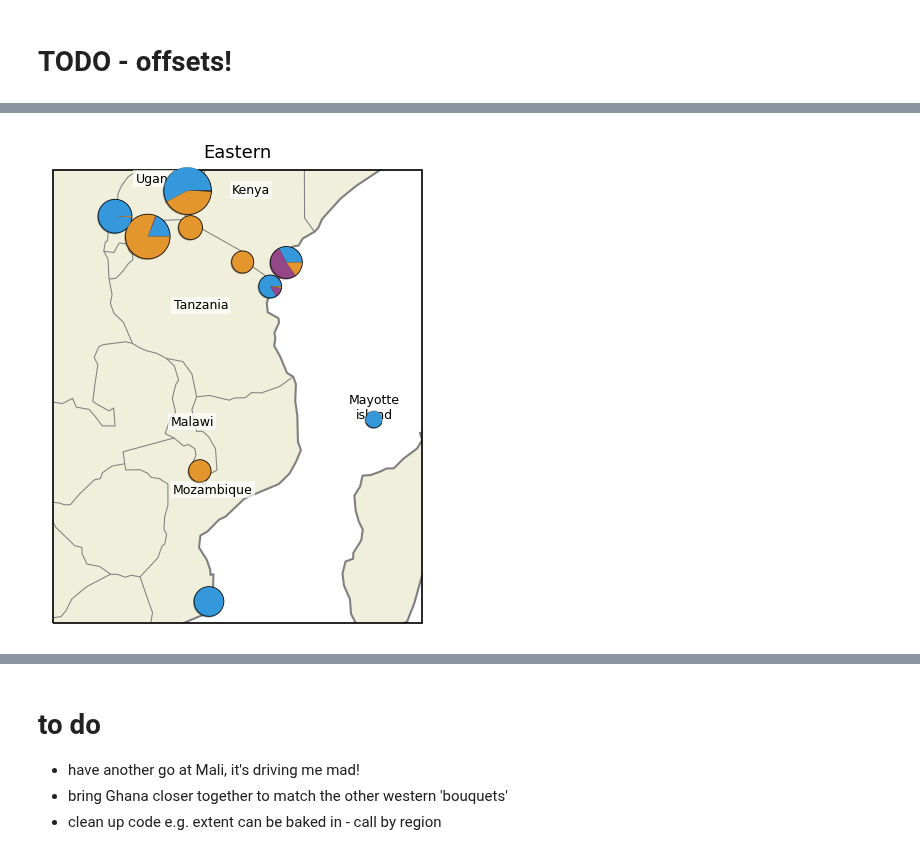
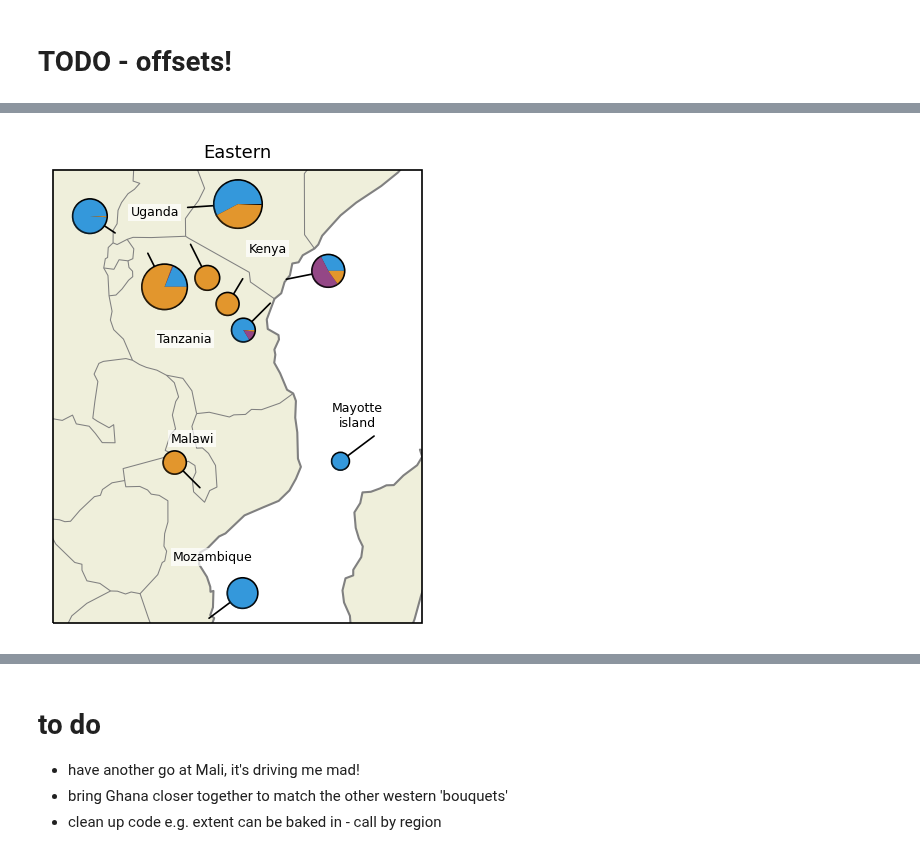
Before and after one commit to malariagen/ag1000g-phase3-data-paper, a Jupyter notebook: notebooks/ag1000g_phase3_collection_map_second_draft.ipynb, the cells around one changed output, grey strips where cells are left out. Drawn from its saved outputs; the diff is of its cells as text; code cells hidden in the pictures.

```diff
--- a/notebooks/ag1000g_phase3_collection_map_second_draft.ipynb
+++ b/notebooks/ag1000g_phase3_collection_map_second_draft.ipynb
@@ -500,19 +515,44 @@ df_20.loc[29, 'offset_lon'] = 1.0
 #cameroon
 df_20.loc[23, 'offset_lat'] = -2.0#bottom small
 df_20.loc[23, 'offset_lon'] = 0.28
-
 df_20.loc[28, 'offset_lat'] = -2.0#bottom big
 df_20.loc[28, 'offset_lon'] = 0.0
-
 df_20.loc[30, 'offset_lat'] = -1.65#mid big
 df_20.loc[30, 'offset_lon'] = 2.0
-
 df_20.loc[37, 'offset_lat'] = -0.4#top big
 df_20.loc[37, 'offset_lon'] = 2.0
-
 df_20.loc[36, 'offset_lat'] = 2.0
 df_20.loc[36, 'offset_lon'] = -1.0
 
+#mozambique
+df_20.loc[0, 'offset_lat'] = 1.5
+df_20.loc[0, 'offset_lon'] = 2
 
+#malawi
+df_20.loc[1, 'offset_lat'] = 1.5
+df_20.loc[1, 'offset_lon'] = -1.5
 
-df_20
+#Mayotte
+df_20.loc[2, 'offset_lat'] = -1.5
+df_20.loc[2, 'offset_lon'] = -2.0
+
+#kenya
+df_20.loc[5, 'offset_lat'] = 0.5
+df_20.loc[5, 'offset_lon'] = 2.5
+
+#tan
+df_20.loc[4, 'offset_lat'] = -1.6#-east
+df_20.loc[4, 'offset_lon'] = -1.6
+df_20.loc[6, 'offset_lat'] = -1.5#tan-mideast
+df_20.loc[6, 'offset_lon'] = -0.9
+df_20.loc[8, 'offset_lat'] = -2#tan-midwest
+df_20.loc[8, 'offset_lon'] = 1
+df_20.loc[7, 'offset_lat'] = -2#tan-west
+df_20.loc[7, 'offset_lon'] = 1
+
+#Uganda
+df_20.loc[11, 'offset_lat'] = 0.2#east
+df_20.loc[11, 'offset_lon'] = 3
+df_20.loc[9, 'offset_lat'] = 1#west
+df_20.loc[9, 'offset_lon'] = -1.5
+#df_20
@@ -566,7 +587,7 @@ def plot_pyr_map_panel(dpi=150, extent=[-23, 48, -20, 17.5], figsize=(8, 4), lab
             else:
                 radius = np.sqrt(size * .01)
             ar, it, cl, gm, gc = summary_20_counts.loc[site]
-            ax.add_patch(plt.Circle(xy=centre, radius=radius, facecolor='r', edgecolor='k', zorder=3))
+            ax.add_patch(plt.Circle(xy=centre, radius=radius, facecolor='r', edgecolor='k', zorder=3,lw=1.6))
             ax.pie([gm, cl, gc, ar, it], wedgeprops=dict(zorder=7), colors=palette, center=centre, radius=radius, shadow=True)
 
             # plot a line if there is an offset
@@ -649,4 +678,4 @@ c = plot_pyr_map_panel(extent=[4, 26, -13, 14],region='Central', scale=True, fn=
 # %%
-d = plot_pyr_map_panel(extent=[26, 48, -25, 2], region='Eastern', scale=True)
+d = plot_pyr_map_panel(extent=[26, 48, -24, 3], region='Eastern', scale=True, fn='../content/images/eastern_map_label.svg')
 # %% [output]
-[figure, old version]
+[figure, new version]
```
Also changed, not shown: parts of 8 cells of this notebook, 5 other files.
